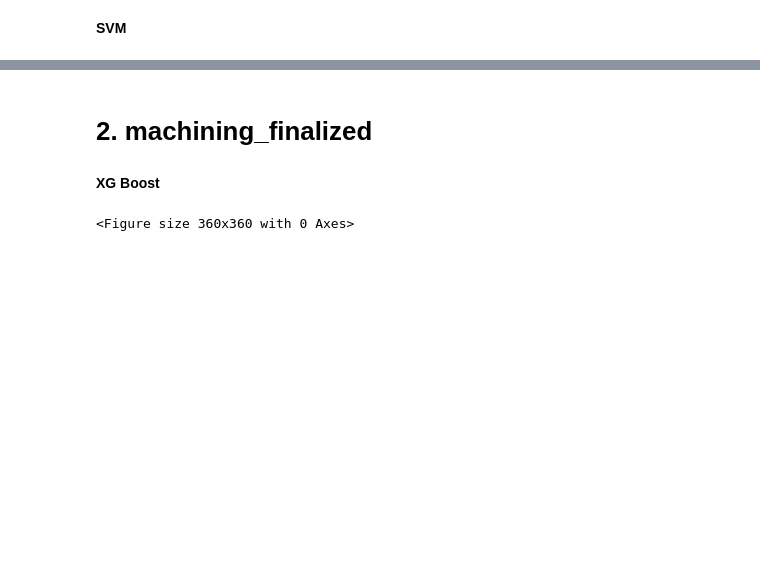
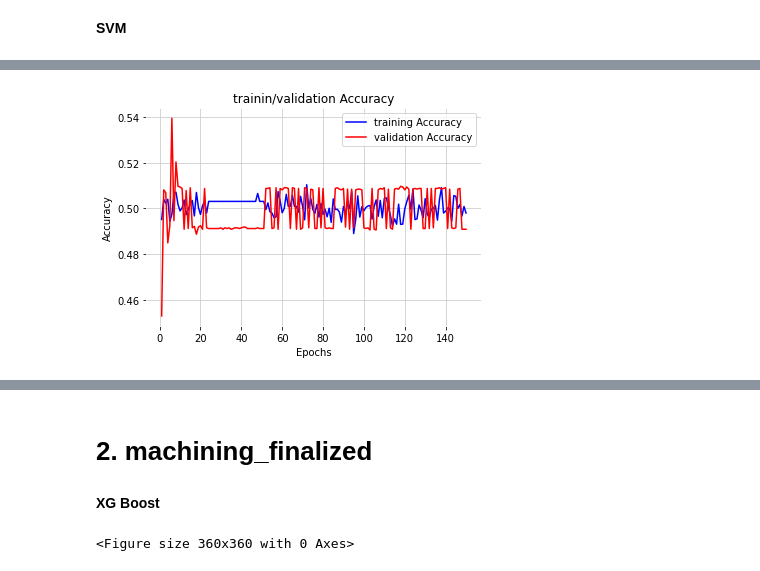
Before and after one commit to myschl/ML-DL, a Jupyter notebook: CNC_Milling_Clasificatiojn.ipynb, the cells around one changed output, grey strips where cells are left out. Saved outputs shown, nothing was run; the diff lists cells and outputs as text; code cells hidden in the pictures; blank space fills up the shorter version.

```diff
--- a/CNC_Milling_Clasificatiojn.ipynb
+++ b/CNC_Milling_Clasificatiojn.ipynb
@@ -452,0 +563,27 @@ AUC Score :  0.7664641794913087
+# %%
+from tensorflow.keras import models
+from tensorflow.keras import layers
+
+model = models.Sequential()
+model.add(layers.Dense(1024, input_shape = (50,), activation='relu'))
+model.add(layers.Dense(128, activation='relu'))
+model.add(layers.Dense(512, activation='relu'))
+model.add(layers.BatchNormalization())
+model.add(layers.Dense(128, activation='relu'))
+model.add(layers.Dense(512, activation='relu'))
+model.add(layers.BatchNormalization())
+model.add(layers.Dense(64, activation='relu'))
+model.add(layers.Dropout(0.5))
+model.add(layers.Dense(2, activation='softmax'))
+
+model.compile(optimizer='adam',
+              loss='binary_crossentropy',
+              metrics=['accuracy'])
+
+model_history = model.fit(train_data,
+                          train_labels,
+                          epochs=150,
+                          batch_size=16,
+                          validation_data=(valid_data, valid_labels),
+                          # callbacks=[early_stopping_cb]
+                          )
@@ -452,0 +608,5 @@ AUC Score :  0.7664641794913087
+# %%
+# plotting the the training accuracy
+plot_Model_Accuracy(model_history, 150)
+# %% [output]
+[figure, added]
```
Also changed, not shown: parts of 26 cells of this notebook.
